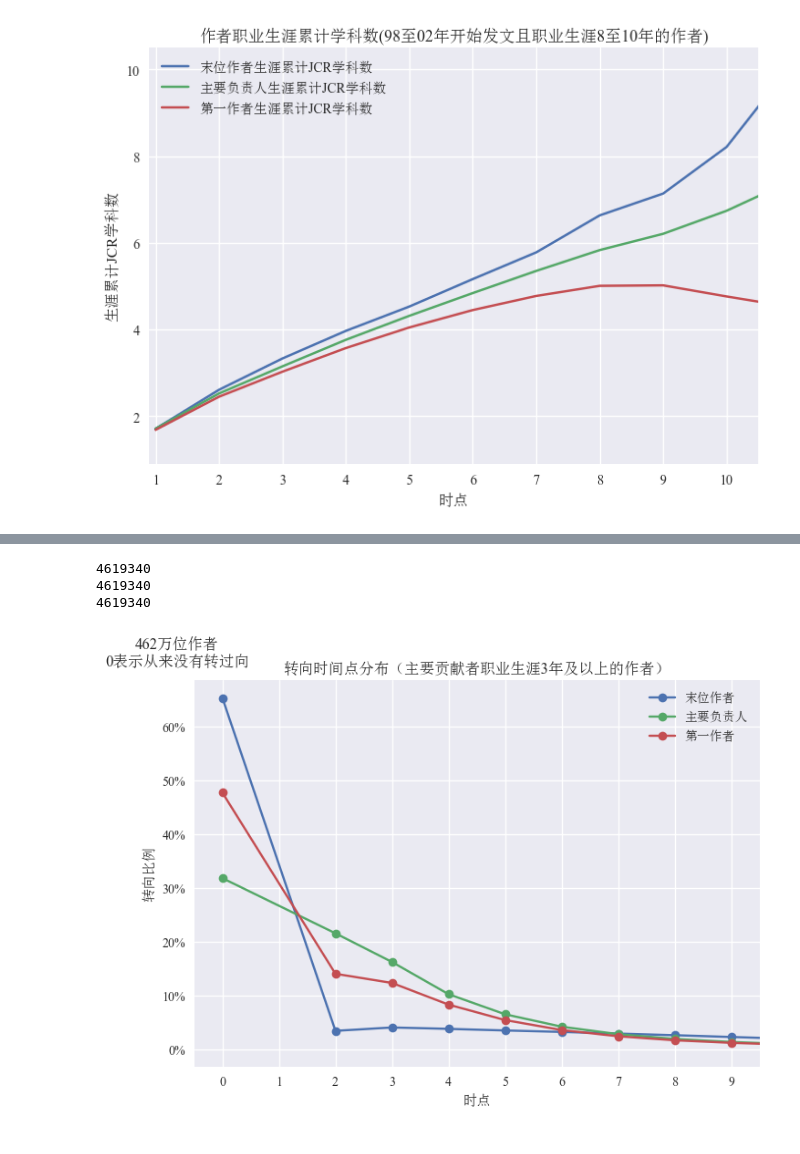
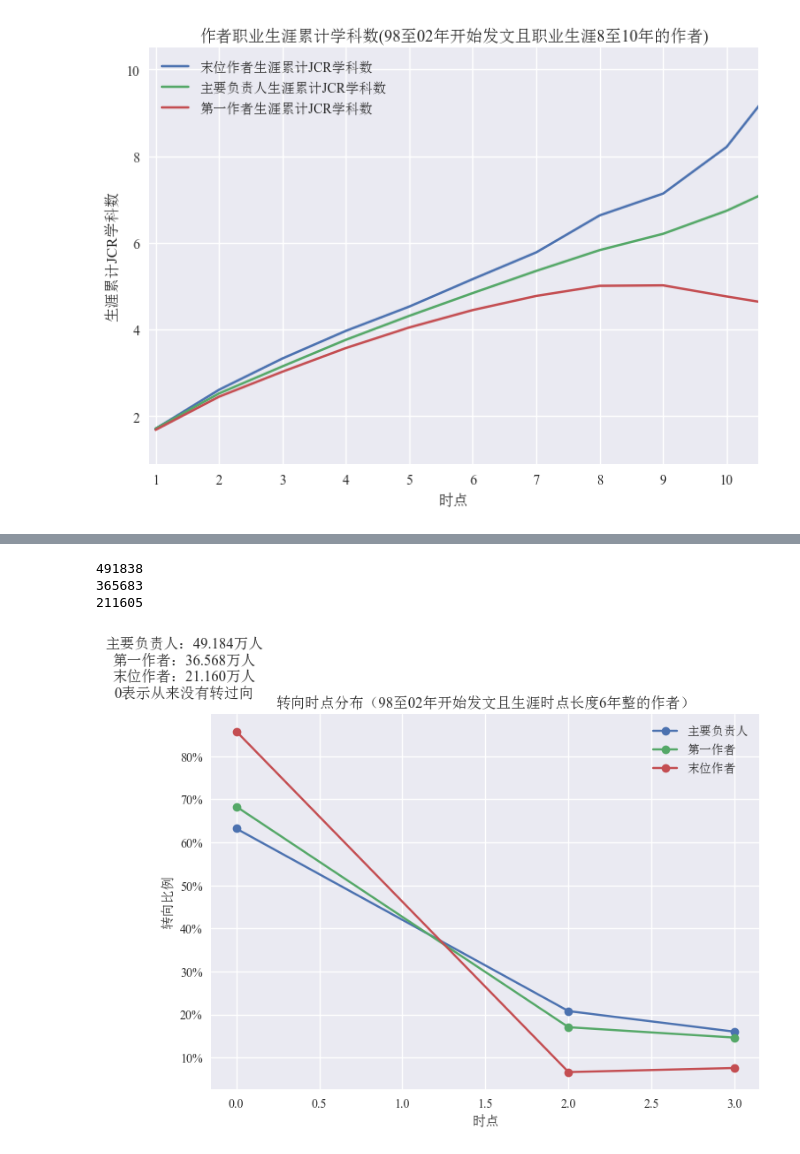
Before and after one commit to jiaweixu98/CrossBoundaryPerspective_InterdisciplinaryResearch, a Jupyter notebook: turningpoint/easyDraw.ipynb, the cells around one changed output, grey strips where cells are left out. Cells and saved outputs as stored; diff of their text form; code cells hidden in the pictures.

```diff
--- a/turningpoint/easyDraw.ipynb
+++ b/turningpoint/easyDraw.ipynb
@@ -356,37 +368,39 @@ plt.show()
 # %%
-KeyBreakthroughCounterAll3=pk.load(open('../../DataCrossBoundaryPerspective_InterdisciplinaryResearch/KeyBreakthroughCounterAll3.pk', 'rb'))
-FirstBreakthroughCounterAll3=pk.load(open('../../DataCrossBoundaryPerspective_InterdisciplinaryResearch/FirstBreakthroughCounterAll3.pk', 'rb'))
-LastBreakthroughCounterAll3=pk.load(open('../../DataCrossBoundaryPerspective_InterdisciplinaryResearch/LastBreakthroughCounterAll3.pk', 'rb'))
+# 真实时间跨度，3年整； 98-02年出道
+KeyBreakthroughCounter98_02_True3Cut=pk.load(open('../../DataCrossBoundaryPerspective_InterdisciplinaryResearch/KeyBreakthroughCounter98_02_True3Cut.pk', 'rb'))
+FirstBreakthroughCounter98_02_True3Cut=pk.load(open('../../DataCrossBoundaryPerspective_InterdisciplinaryResearch/FirstBreakthroughCounter98_02_True3Cut.pk', 'rb'))
+LastBreakthroughCounter98_02_True3Cut=pk.load(open('../../DataCrossBoundaryPerspective_InterdisciplinaryResearch/LastBreakthroughCounter98_02_True3Cut.pk', 'rb'))
 
 
-years1 , KeyNum = zip(*sorted(KeyBreakthroughCounterAll3.items()))
-years2 , FirstNum = zip(*sorted(FirstBreakthroughCounterAll3.items()))
-years3 , LastNum = zip(*sorted(LastBreakthroughCounterAll3.items()))
+years1 , KeyNum = zip(*sorted(KeyBreakthroughCounter98_02_True3Cut.items()))
+years2 , FirstNum = zip(*sorted(FirstBreakthroughCounter98_02_True3Cut.items()))
+years3 , LastNum = zip(*sorted(LastBreakthroughCounter98_02_True3Cut.items()))
 print(sum(KeyNum))
 print(sum(FirstNum))
 print(sum(LastNum))
 
 fig, ax = plt.subplots()
-ax.plot(years3,np.array(LastNum)/4619340, label='末位作者', marker='.', markersize=14)
-ax.plot(years1,np.array(KeyNum)/4619340, label='主要负责人', marker='.', markersize=14)
-ax.plot(years2,np.array(FirstNum)/4619340, label='第一作者', marker='.', markersize=14)
+ax.plot(years1,np.array(KeyNum)/sum(KeyNum), label='主要负责人', marker='.', markersize=14)
+ax.plot(years2,np.array(FirstNum)/sum(FirstNum), label='第一作者', marker='.', markersize=14)
+ax.plot(years3,np.array(LastNum)/sum(LastNum), label='末位作者', marker='.', markersize=14)
 ax.set(xlabel='时点', ylabel='转向比例',
-       title='转向时间点分布（主要贡献者职业生涯3年及以上的作者）')
+       title='转向时点分布（98至02年开始发文且生涯时点长度6年整的作者）')
 ax.yaxis.set_major_formatter(mtick.PercentFormatter(xmax=1.0, decimals=0))
 # plt.ticklabel_format(style='plain')
 
-plt.text(-0.03,1.07,'462万位作者\n0表示从来没有转过向',
-horizontalalignment='center',verticalalignment='center',
+plt.text(-0.05,1.12,'主要负责人：%.3f万人\n第一作者：%.3f万人\n末位作者：%.3f万人\n0表示从来没有转过向'%(sum(KeyNum)/10000,sum(FirstNum)/10000,sum(LastNum)/10000),
+horizontalalignment='center',
+verticalalignment='center',
 transform=ax.transAxes)
-ax.set_xlim(-0.5, 9.5)
-# ax.set_ylim(0, 0.3)
-ax.set_xticks([i for i in range(0,10,1)])
+# ax.set_xlim(-0.5, 6.5)
+# ax.set_ylim(0.02, 0.30)
+# ax.set_xticks([i for i in range(0,7,1)])
 # ax.set_yticks(np.array([i for i in range(125,410,25)])/100)
 ax.legend()
-fig.savefig("转向时间点分布（主要贡献者职业生涯3年及以上的作者）.png",dpi=300)
+fig.savefig("转向时点分布（98至02年开始发文且生涯时点长度大于2年的作者）.png",dpi=300)
 plt.show()
 # %% [output]
-4619340
-4619340
-4619340
+491838
+365683
+211605
-[figure, old version]
+[figure, new version]
```
Also changed, not shown: parts of 3 cells of this notebook, 6 other files.
